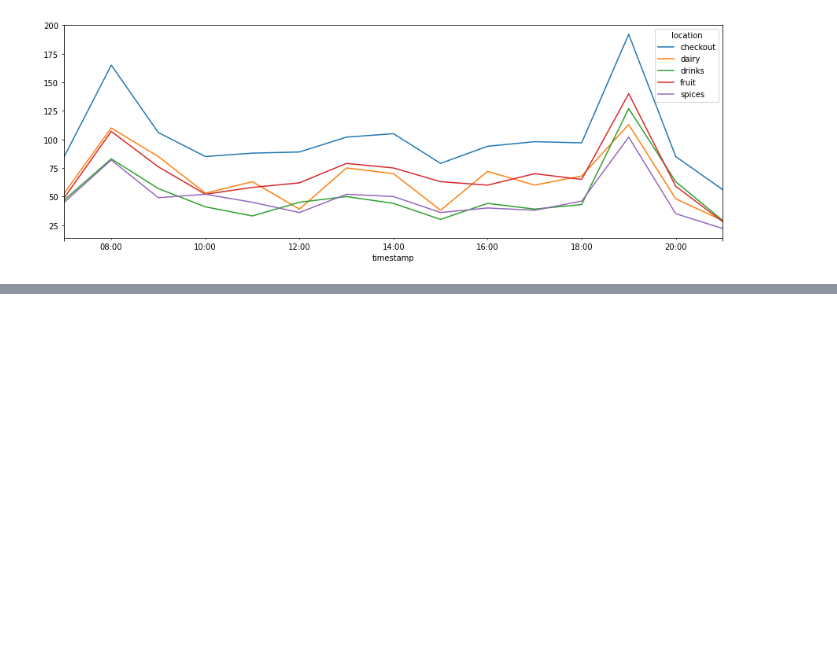
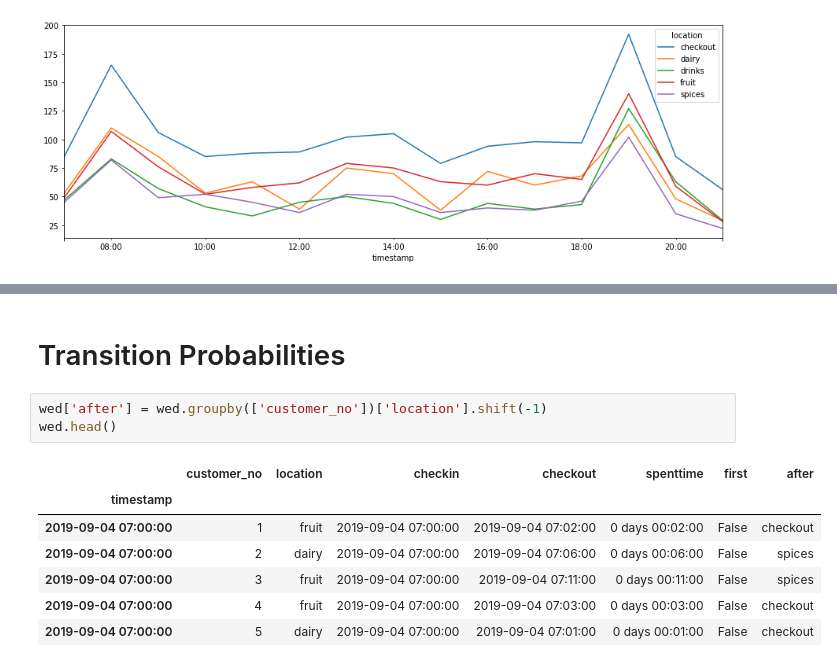
Before and after one commit to chinhdothi/Supermarket-project, a Jupyter notebook: Data Exploration.ipynb, the cells around one changed output, grey strips where cells are left out. Cells and saved outputs as stored; diff of their text form; blank space fills up the shorter version.

```diff
--- a/Data Exploration.ipynb
+++ b/Data Exploration.ipynb
@@ -91,0 +174,13 @@ location_per_h.unstack(0).plot()
+# %% [markdown]
+# Transition Probabilities
+# %%
+wed['after'] = wed.groupby(['customer_no'])['location'].shift(-1)
+wed.head()
+# %% [output]
+|  | customer_no | location | checkin | checkout | spenttime | first | after |
+| timestamp |  |  |  |  |  |  |  |
+| 2019-09-04 07:00:00 | 1 | fruit | 2019-09-04 07:00:00 | 2019-09-04 07:02:00 | 0 days 00:02:00 | False | checkout |
+| 2019-09-04 07:00:00 | 2 | dairy | 2019-09-04 07:00:00 | 2019-09-04 07:06:00 | 0 days 00:06:00 | False | spices |
+| 2019-09-04 07:00:00 | 3 | fruit | 2019-09-04 07:00:00 | 2019-09-04 07:11:00 | 0 days 00:11:00 | False | spices |
+| 2019-09-04 07:00:00 | 4 | fruit | 2019-09-04 07:00:00 | 2019-09-04 07:03:00 | 0 days 00:03:00 | False | checkout |
+| 2019-09-04 07:00:00 | 5 | dairy | 2019-09-04 07:00:00 | 2019-09-04 07:01:00 | 0 days 00:01:00 | False | checkout |
```
Also changed, not shown: parts of 21 cells of this notebook.
